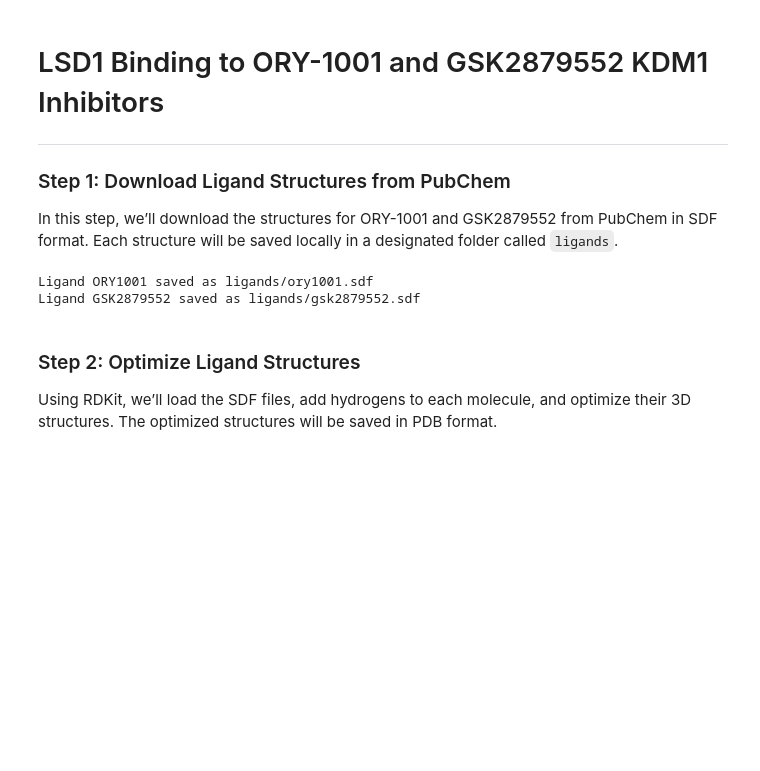
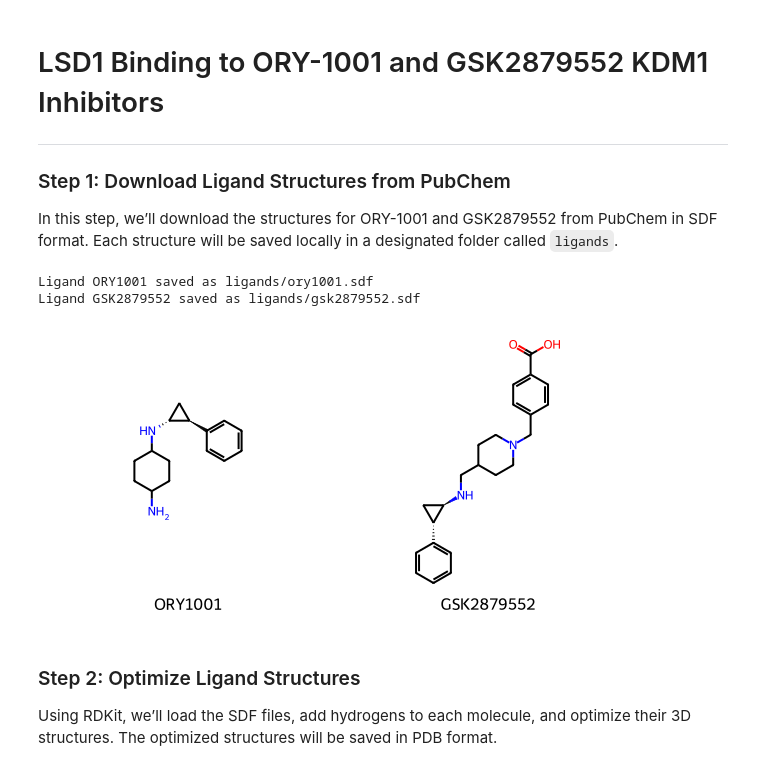
Before and after one commit to SecondBook5/lsd1_docking, a Jupyter notebook: lsd1_docking_prep.ipynb, the cells around one changed output. Cells and saved outputs as stored; diff of their text form; code cells hidden in the pictures; blank space fills up the shorter version.

Commit message:
fixes to the structure

```diff
--- a/lsd1_docking_prep.ipynb
+++ b/lsd1_docking_prep.ipynb
@@ -35,6 +39,50 @@ for ligand_name, cid in ligands.items():
 # %% [output]
 Ligand ORY1001 saved as ligands/ory1001.sdf
 Ligand GSK2879552 saved as ligands/gsk2879552.sdf
+# %%
+# Import necessary libraries from RDKit
+from rdkit import Chem
+from rdkit.Chem import Draw
+from IPython.display import display  # for displaying images in Jupyter Notebook
+
+# Function to visualize 2D structures of ligands
+
+
+def visualize_ligands_2D(ligands):
+    """
+    Generates and displays 2D structures for each ligand in the list.
+
+    Args:
+        ligands (dict): Dictionary containing ligand names as keys and file paths as values.
+    """
+    # List to hold RDKit molecule objects for drawing
+    mols = []
+
+    for ligand_name, file_path in ligands.items():
+        # Load the ligand from the SDF file
+        mol = Chem.MolFromMolFile(file_path)
+
+        # Check if molecule loaded successfully
+        if mol is not None:
+            mol.SetProp("_Name", ligand_name)  # Set the name for each molecule
+            mols.append(mol)  # Add molecule to list for visualization
+        else:
+            print(f"Failed to load {ligand_name} for 2D visualization.")
+
+    # Draw and display all molecules in a grid format
+    img = Draw.MolsToGridImage(mols, molsPerRow=2, subImgSize=(
+        300, 300), legends=[mol.GetProp("_Name") for mol in mols])
+    display(img)  # Show the 2D structure image
+
+
+# Call the function to visualize ligands in 2D
+ligands_sdf_paths = {
+    "ORY1001": "ligands/ory1001.sdf",
+    "GSK2879552": "ligands/gsk2879552.sdf"
+}
+visualize_ligands_2D(ligands_sdf_paths)
+# %% [output]
+[figure, added]
 # %% [markdown]
 ### Step 2: Optimize Ligand Structures
 Using RDKit, we’ll load the SDF files, add hydrogens to each molecule, and optimize their 3D structures. The optimized structures will be saved in PDB format.
```
Also changed, not shown: parts of 13 cells of this notebook, 7 other files.
